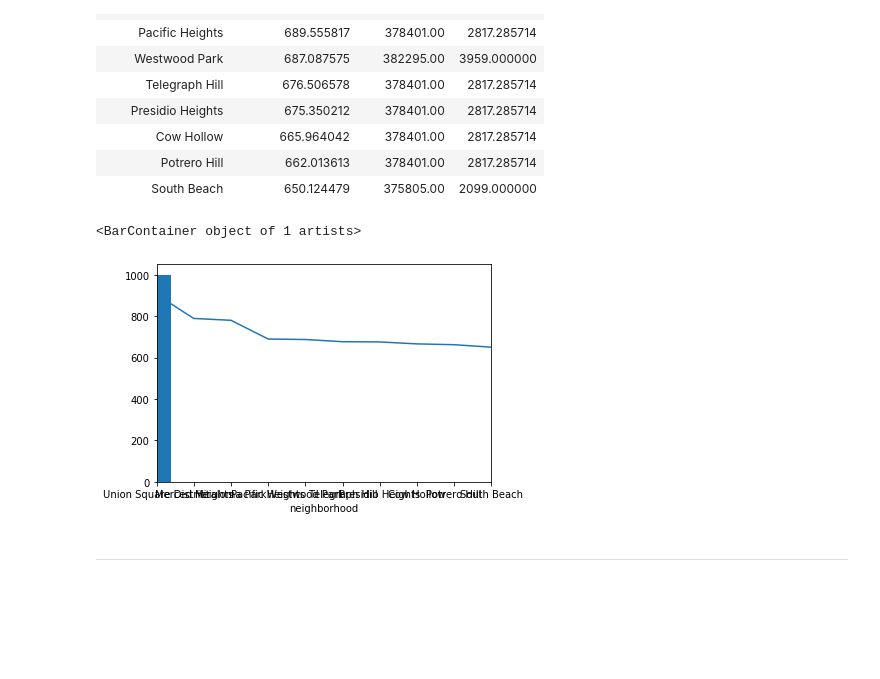
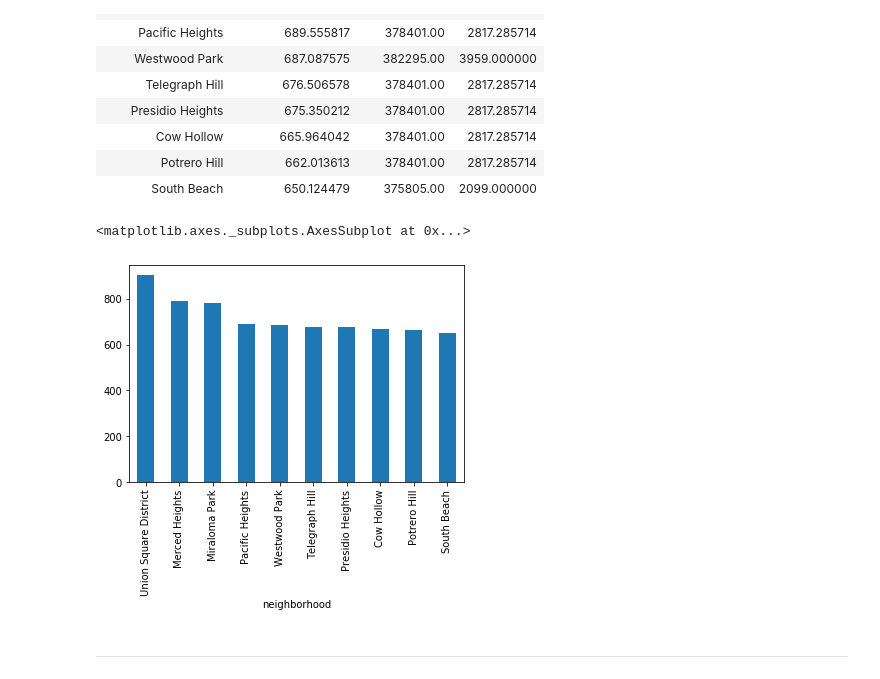
Before and after one commit to Kmaldonado18/pyviz_hw, a Jupyter notebook: Instructions/Starter_Code/rental_analysis.ipynb, the cells around one changed output. Drawn from its saved outputs; the diff is of its cells as text; code cells hidden in the pictures; blank space fills up the shorter version.

Commit message:
added average values with neighborhood locations

```diff
--- a/Instructions/Starter_Code/rental_analysis.ipynb
+++ b/Instructions/Starter_Code/rental_analysis.ipynb
@@ -220,11 +217,11 @@ top_ten_expensive_neighborhoods
 # %%
 # Plotting the data from the top 10 expensive neighborhoods
 # YOUR CODE HERE!
 
-top_ten_expensive_neighborhoods['sale_price_sqr_foot'].plot().bar(0,1000)
+top_ten_expensive_neighborhoods['sale_price_sqr_foot'].plot.bar('Neighborhood',1000)
 # %% [output]
-<BarContainer object of 1 artists>
+<matplotlib.axes._subplots.AxesSubplot at 0x...>
-[figure, old version]
+[figure, new version]
 # %% [markdown]
 - - -
 # %% [markdown]
```
Also changed, not shown: parts of 6 cells of this notebook.
